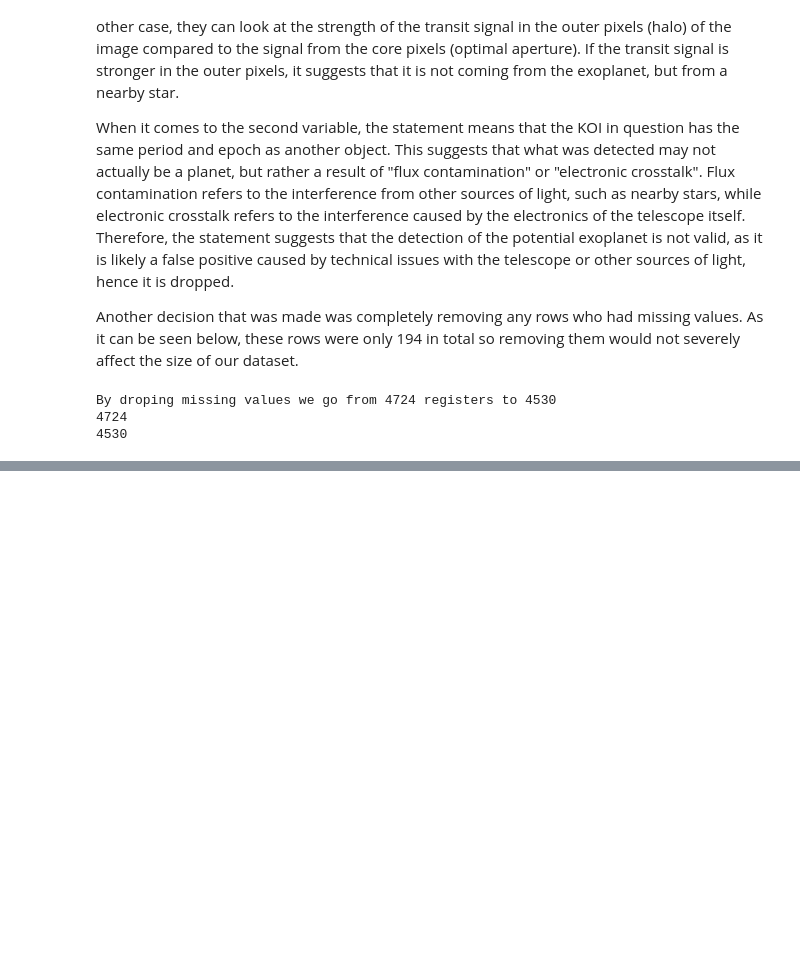
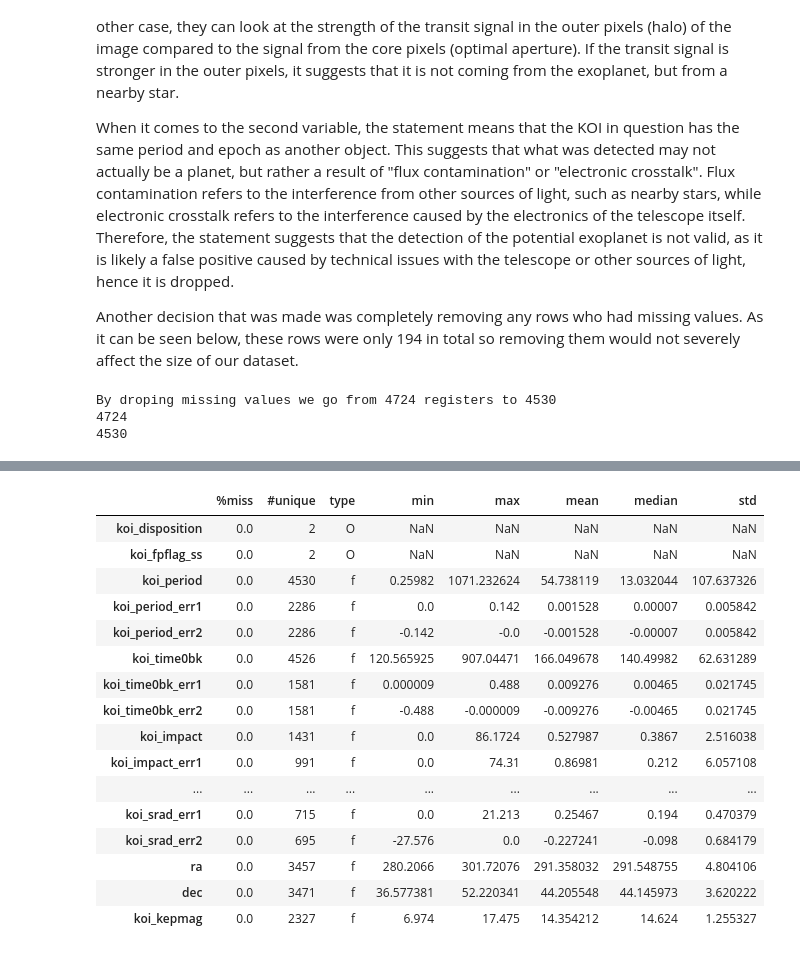
Before and after one commit to mp2b31/MDS-ML-Exoplanets, a Jupyter notebook: Exoplanet Identification.ipynb, the cells around one changed output, grey strips where cells are left out. Saved outputs shown, nothing was run; the diff lists cells and outputs as text; code cells hidden in the pictures; blank space fills up the shorter version.

```diff
--- a/Exoplanet Identification.ipynb
+++ b/Exoplanet Identification.ipynb
@@ -122,0 +140,20 @@ df = df.dropna()
+# %%
+variable_stats_table(df)
+# %% [output]
+|  | %miss | #unique | type | min | max | mean | median | std |
+| koi_disposition | 0.0 | 2 | O | NaN | NaN | NaN | NaN | NaN |
+| koi_fpflag_ss | 0.0 | 2 | O | NaN | NaN | NaN | NaN | NaN |
+| koi_period | 0.0 | 4530 | f | 0.25982 | 1071.232624 | 54.738119 | 13.032044 | 107.637326 |
+| koi_period_err1 | 0.0 | 2286 | f | 0.0 | 0.142 | 0.001528 | 0.00007 | 0.005842 |
+| koi_period_err2 | 0.0 | 2286 | f | -0.142 | -0.0 | -0.001528 | -0.00007 | 0.005842 |
+| koi_time0bk | 0.0 | 4526 | f | 120.565925 | 907.04471 | 166.049678 | 140.49982 | 62.631289 |
+| koi_time0bk_err1 | 0.0 | 1581 | f | 0.000009 | 0.488 | 0.009276 | 0.00465 | 0.021745 |
+| koi_time0bk_err2 | 0.0 | 1581 | f | -0.488 | -0.000009 | -0.009276 | -0.00465 | 0.021745 |
+| koi_impact | 0.0 | 1431 | f | 0.0 | 86.1724 | 0.527987 | 0.3867 | 2.516038 |
+| koi_impact_err1 | 0.0 | 991 | f | 0.0 | 74.31 | 0.86981 | 0.212 | 6.057108 |
+| ... | ... | ... | ... | ... | ... | ... | ... | ... |
+| koi_srad_err1 | 0.0 | 715 | f | 0.0 | 21.213 | 0.25467 | 0.194 | 0.470379 |
+| koi_srad_err2 | 0.0 | 695 | f | -27.576 | 0.0 | -0.227241 | -0.098 | 0.684179 |
+| ra | 0.0 | 3457 | f | 280.2066 | 301.72076 | 291.358032 | 291.548755 | 4.804106 |
+| dec | 0.0 | 3471 | f | 36.577381 | 52.220341 | 44.205548 | 44.145973 | 3.620222 |
+| koi_kepmag | 0.0 | 2327 | f | 6.974 | 17.475 | 14.354212 | 14.624 | 1.255327 |
```
Also changed, not shown: parts of 11 cells of this notebook.
